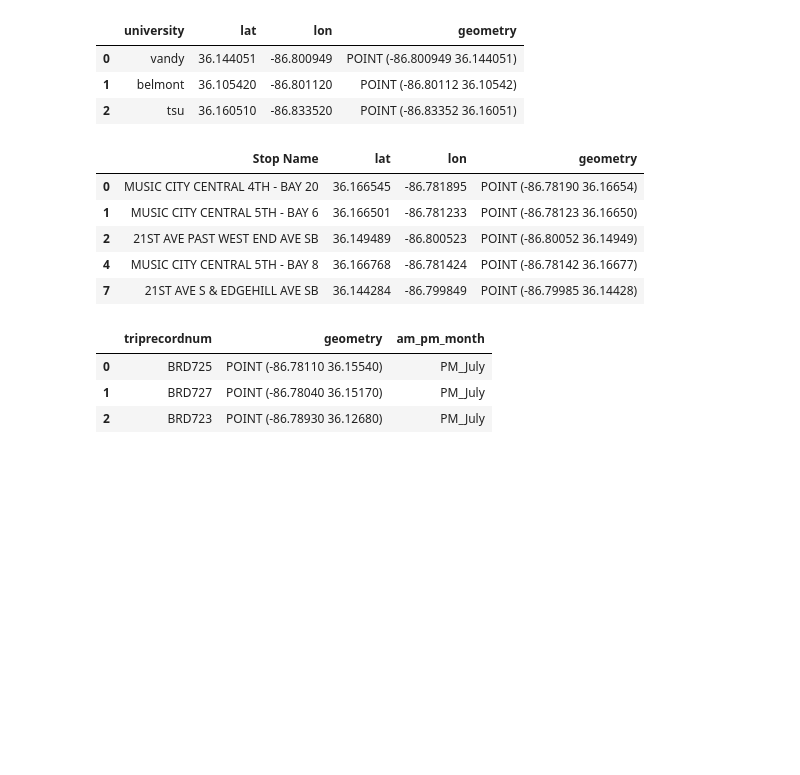
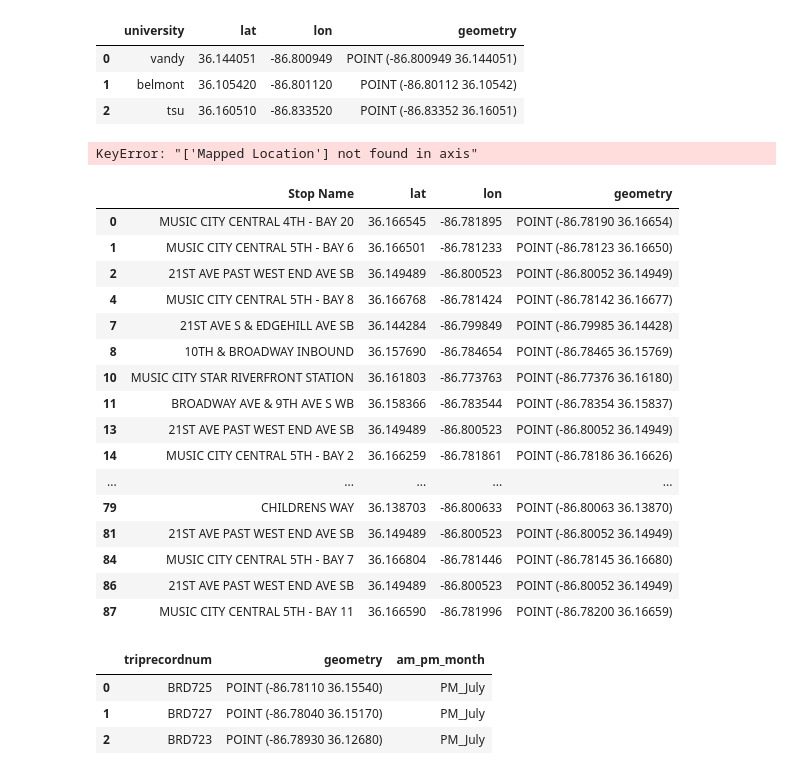
Before and after one commit to NSS-Data-Analytics-Cohort-8/scooter-partner1-badger-badger-python, a Jupyter notebook: notebooks/deliverables_scoot_3.ipynb, the cells around one changed output. Drawn from its saved outputs; the diff is of its cells as text; code cells hidden in the pictures; blank space fills up the shorter version.

```diff
--- a/notebooks/deliverables_scoot_3.ipynb
+++ b/notebooks/deliverables_scoot_3.ipynb
@@ -62,14 +64,28 @@ uni.head()
 | 2 | tsu | 36.160510 | -86.833520 | POINT (-86.83352 36.16051) |
 # %%
 geo_stop = geo_stop.drop(columns = ['Mapped Location'], axis=1)
-geo_stop.head()
 # %% [output]
-|  | Stop Name | lat | lon | geometry |
-| 0 | MUSIC CITY CENTRAL 4TH - BAY 20 | 36.166545 | -86.781895 | POINT (-86.78190 36.16654) |
-| 1 | MUSIC CITY CENTRAL 5TH - BAY 6 | 36.166501 | -86.781233 | POINT (-86.78123 36.16650) |
-| 2 | 21ST AVE PAST WEST END AVE SB | 36.149489 | -86.800523 | POINT (-86.80052 36.14949) |
-| 4 | MUSIC CITY CENTRAL 5TH - BAY 8 | 36.166768 | -86.781424 | POINT (-86.78142 36.16677) |
-| 7 | 21ST AVE S & EDGEHILL AVE SB | 36.144284 | -86.799849 | POINT (-86.79985 36.14428) |
+KeyError: "['Mapped Location'] not found in axis"
+# %%
+geo_stop
+# %% [output]
+|  | Stop Name | lat | lon | geometry |
+| 0 | MUSIC CITY CENTRAL 4TH - BAY 20 | 36.166545 | -86.781895 | POINT (-86.78190 36.16654) |
+| 1 | MUSIC CITY CENTRAL 5TH - BAY 6 | 36.166501 | -86.781233 | POINT (-86.78123 36.16650) |
+| 2 | 21ST AVE PAST WEST END AVE SB | 36.149489 | -86.800523 | POINT (-86.80052 36.14949) |
+| 4 | MUSIC CITY CENTRAL 5TH - BAY 8 | 36.166768 | -86.781424 | POINT (-86.78142 36.16677) |
+| 7 | 21ST AVE S & EDGEHILL AVE SB | 36.144284 | -86.799849 | POINT (-86.79985 36.14428) |
+| 8 | 10TH & BROADWAY INBOUND | 36.157690 | -86.784654 | POINT (-86.78465 36.15769) |
+| 10 | MUSIC CITY STAR RIVERFRONT STATION | 36.161803 | -86.773763 | POINT (-86.77376 36.16180) |
+| 11 | BROADWAY AVE & 9TH AVE S WB | 36.158366 | -86.783544 | POINT (-86.78354 36.15837) |
+| 13 | 21ST AVE PAST WEST END AVE SB | 36.149489 | -86.800523 | POINT (-86.80052 36.14949) |
+| 14 | MUSIC CITY CENTRAL 5TH - BAY 2 | 36.166259 | -86.781861 | POINT (-86.78186 36.16626) |
+| ... | ... | ... | ... | ... |
+| 79 | CHILDRENS WAY | 36.138703 | -86.800633 | POINT (-86.80063 36.13870) |
+| 81 | 21ST AVE PAST WEST END AVE SB | 36.149489 | -86.800523 | POINT (-86.80052 36.14949) |
+| 84 | MUSIC CITY CENTRAL 5TH - BAY 7 | 36.166804 | -86.781446 | POINT (-86.78145 36.16680) |
+| 86 | 21ST AVE PAST WEST END AVE SB | 36.149489 | -86.800523 | POINT (-86.80052 36.14949) |
+| 87 | MUSIC CITY CENTRAL 5TH - BAY 11 | 36.166590 | -86.781996 | POINT (-86.78200 36.16659) |
 # %%
 geo_trip_start = '''
 WITH outlier_free AS
```
Also changed, not shown: parts of 13 cells of this notebook, 10 other files.
